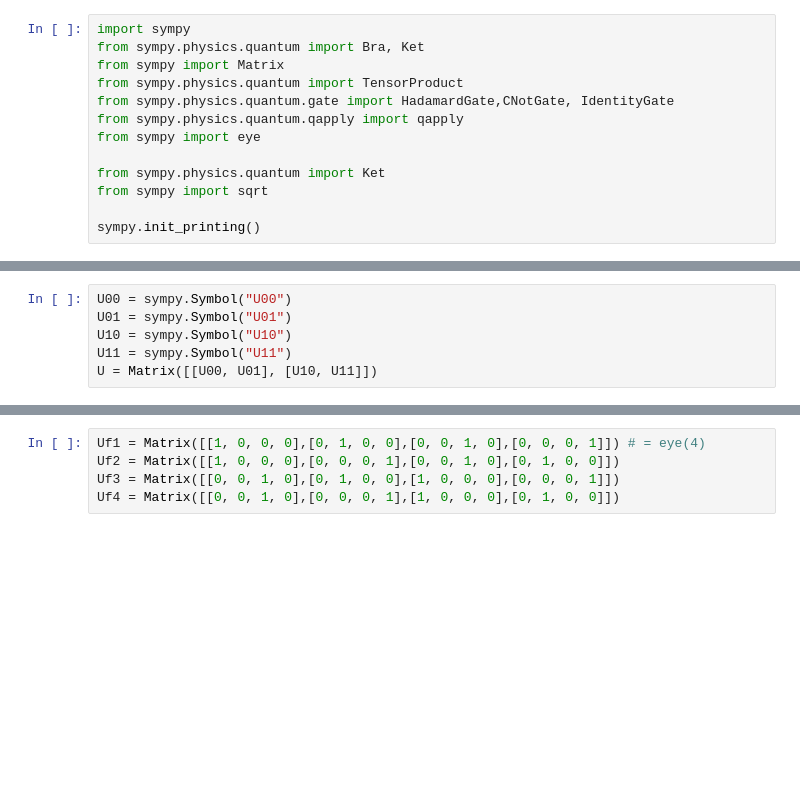
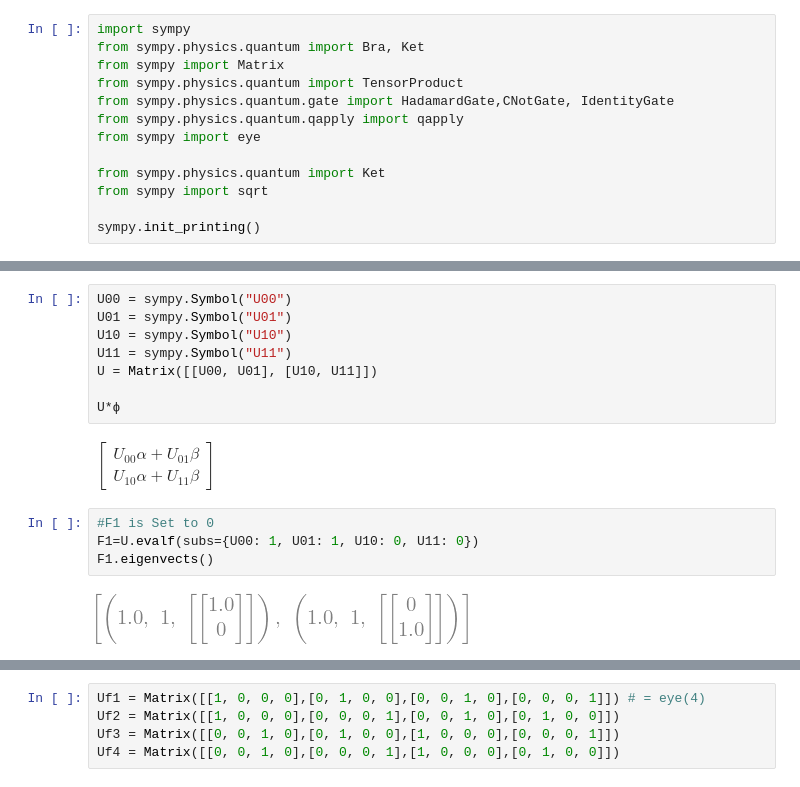
Before and after one commit to jbperin/hello-world, a Jupyter notebook: quantique/SpectralTheorem.ipynb, the cells around one changed output, grey strips where cells are left out. Cells and saved outputs as stored; diff of their text form; blank space fills up the shorter version.

```diff
--- a/quantique/SpectralTheorem.ipynb
+++ b/quantique/SpectralTheorem.ipynb
@@ -17,3 +26,13 @@ U01 = sympy.Symbol("U01")
 U10 = sympy.Symbol("U10")
 U11 = sympy.Symbol("U11")
 U = Matrix([[U00, U01], [U10, U11]])
+
+U*ϕ
+# %% [output]
+$\displaystyle \left[\begin{matrix}U_{00} α + U_{01} β\\U_{10} α + U_{11} β\end{matrix}\right]$
+# %%
+#F1 is Set to 0
+F1=U.evalf(subs={U00: 1, U01: 1, U10: 0, U11: 0})
+F1.eigenvects()
+# %% [output]
+[figure, added]
```
Also changed, not shown: parts of 14 cells of this notebook, 4 other files.
